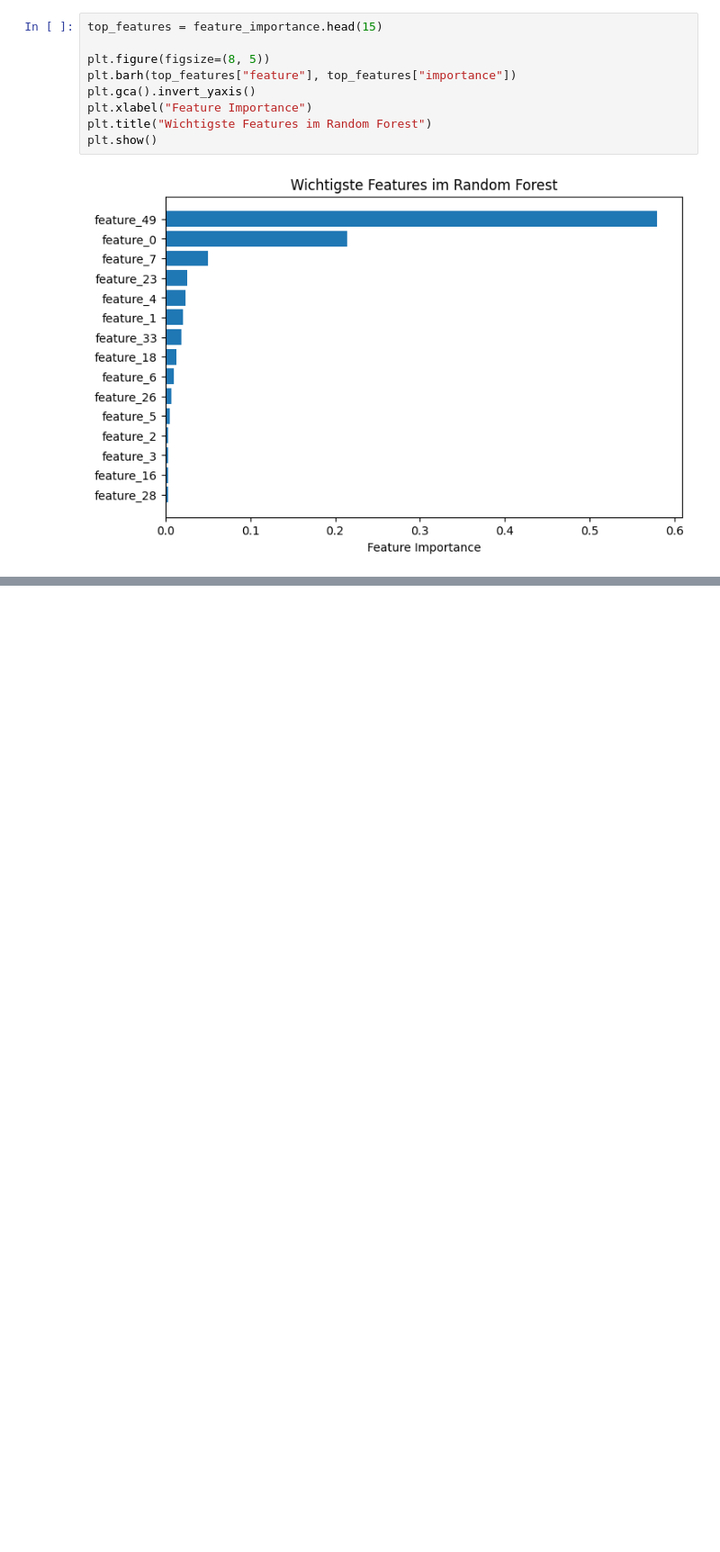
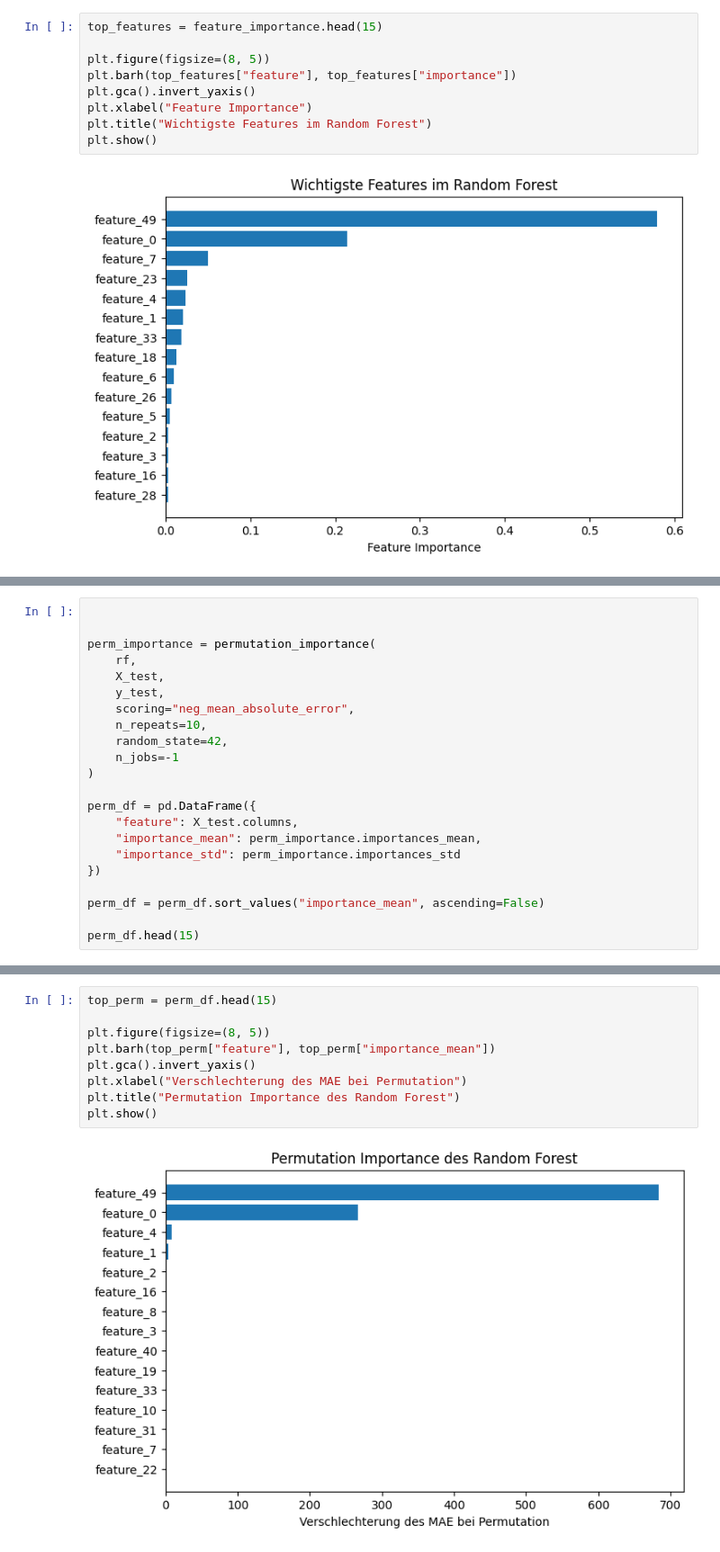
Before and after one commit to smartinezai/DRV-model, a Jupyter notebook: nachforderung_modell.ipynb, the cells around one changed output, grey strips where cells are left out. Shown at 90% size. Drawn from its saved outputs; the diff is of its cells as text; blank space fills up the shorter version.

Commit message:
added permutation importance

```diff
--- a/nachforderung_modell.ipynb
+++ b/nachforderung_modell.ipynb
@@ -318,0 +321,22 @@ plt.show()
+# %%
+
+
+perm_importance = permutation_importance(
+    rf,
+    X_test,
+    y_test,
+    scoring="neg_mean_absolute_error",
+    n_repeats=10,
+    random_state=42,
+    n_jobs=-1
+)
+
+perm_df = pd.DataFrame({
+    "feature": X_test.columns,
+    "importance_mean": perm_importance.importances_mean,
+    "importance_std": perm_importance.importances_std
+})
+
+perm_df = perm_df.sort_values("importance_mean", ascending=False)
+
+perm_df.head(15)
@@ -318,0 +360,11 @@ plt.show()
+# %%
+top_perm = perm_df.head(15)
+
+plt.figure(figsize=(8, 5))
+plt.barh(top_perm["feature"], top_perm["importance_mean"])
+plt.gca().invert_yaxis()
+plt.xlabel("Verschlechterung des MAE bei Permutation")
+plt.title("Permutation Importance des Random Forest")
+plt.show()
+# %% [output]
+[figure, added]
```
Also changed, not shown: parts of 3 cells of this notebook.
